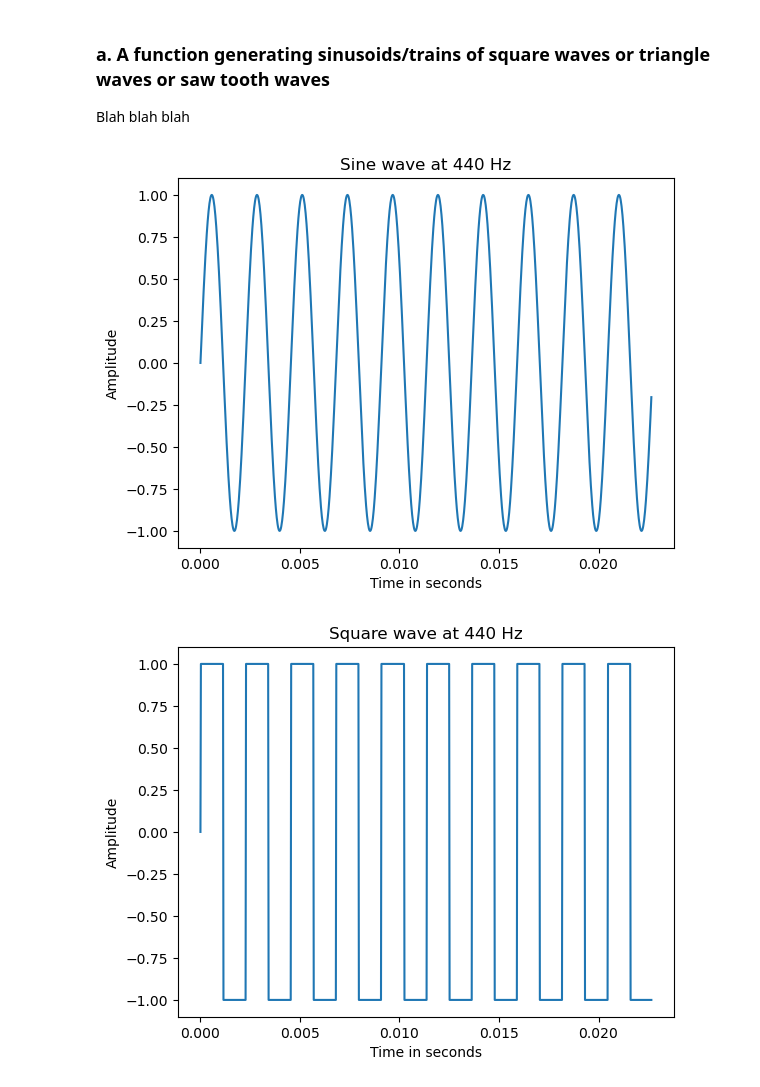
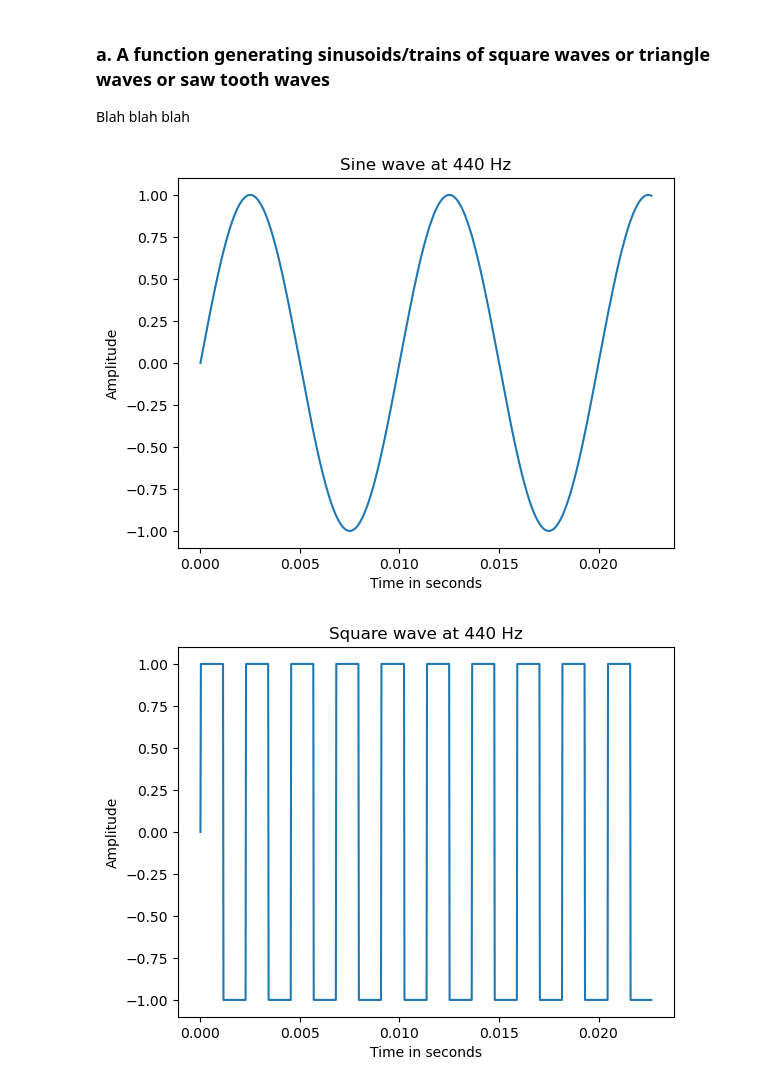
Before and after one commit to VirajRajurkar/Signal_Processing_Assignment_2, a Jupyter notebook: main.ipynb, the cells around one changed output. Cells and saved outputs as stored; diff of their text form; code cells hidden in the pictures.

```diff
--- a/main.ipynb
+++ b/main.ipynb
@@ -18,21 +18,21 @@ Blah blah blah
 # %%
 import numpy as np
 import matplotlib.pyplot as plt
 
 fs = 44100           # Sampling rate (samples per second)
-f = 440              # Frequency (Hz)
+f = 100              # Frequency (Hz)
 duration = 10.0      # seconds
 
 t = np.linspace(0, duration, int(fs*duration), endpoint=False)
 sin_wave = np.sin(2 * np.pi * f * t)
 
 plt.plot(t[:1000], sin_wave[:1000])   # plot first 1000 samples (~23 ms)
 plt.title("Sine wave at 440 Hz")
 plt.xlabel("Time in seconds")
 plt.ylabel("Amplitude")
 plt.show()
 # %% [output]
-[figure, old version]
+[figure, new version]
 # %%
 # Generating a square wave
 
```
Also changed, not shown: parts of 2 cells of this notebook.
